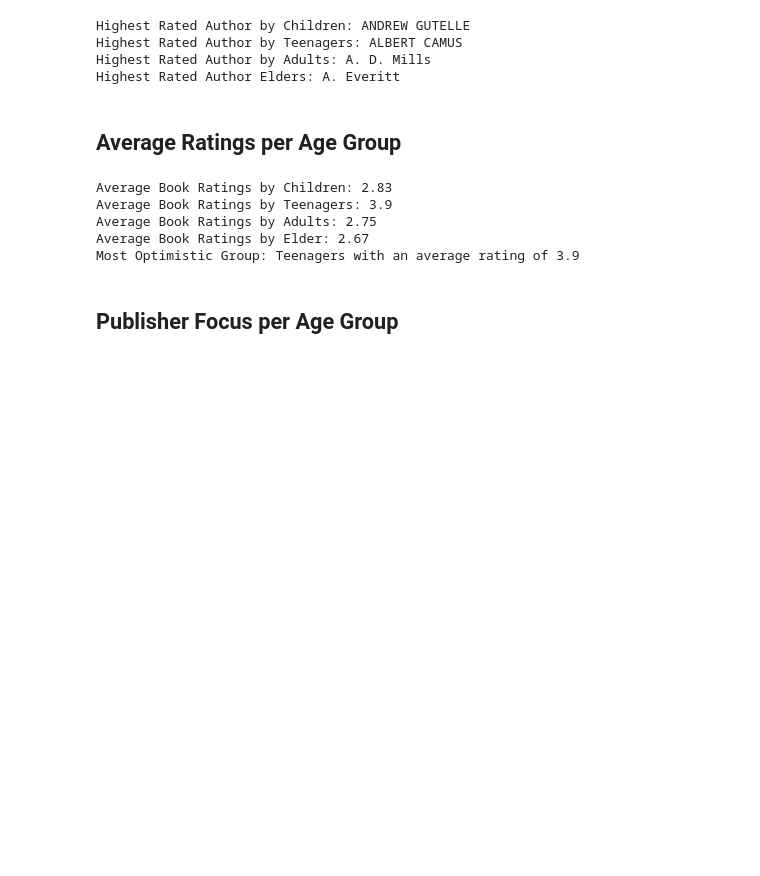
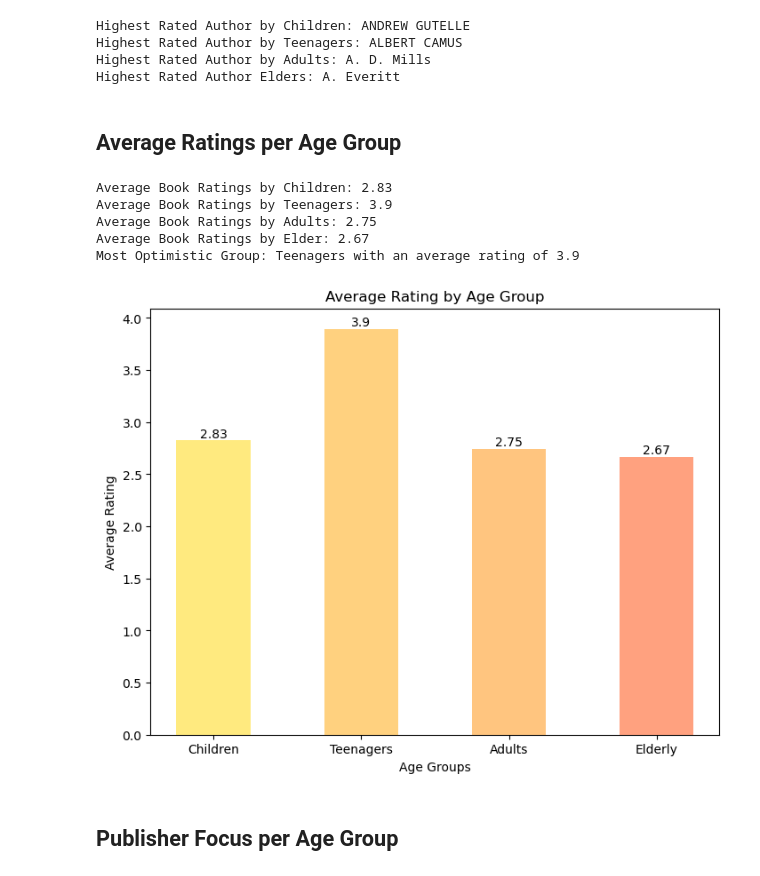
Before and after one commit to andresgr96/PBD-Group15, a Jupyter notebook: FinalProject.ipynb, the cells around one changed output. Drawn from its saved outputs; the diff is of its cells as text; code cells hidden in the pictures; blank space fills up the shorter version.

```diff
--- a/FinalProject.ipynb
+++ b/FinalProject.ipynb
@@ -422,24 +434,39 @@ Highest Rated Author Elders: A. Everitt
 # %%
 #calculate the averages per group
 avg_children_rating = children_ratings['Book-Rating'].mean()
 avg_teenager_rating = teenager_ratings['Book-Rating'].mean()
 avg_adult_rating = adult_ratings['Book-Rating'].mean()
 avg_elder_rating = elder_ratings['Book-Rating'].mean()
 
 #calculate the highest, we could just see it tho xd
 highest_rating_group = max(avg_children_rating, avg_teenager_rating, avg_adult_rating, avg_elder_rating)
 
 print("Average Book Ratings by Children: " + str(round(avg_children_rating, 2)))
 print("Average Book Ratings by Teenagers: " + str(round(avg_teenager_rating, 2)))
 print("Average Book Ratings by Adults: " + str(round(avg_adult_rating, 2)))
 print("Average Book Ratings by Elder: " + str(round(avg_elder_rating, 2)))
 print("Most Optimistic Group: Teenagers with an average rating of " + str(round(avg_teenager_rating, 2)))
+
+#the averages per group
+labels_bar = ['Children', 'Teenagers', 'Adults', 'Elderly']
+values_bar = [avg_children_rating, avg_teenager_rating, avg_adult_rating, avg_elder_rating]
+fig = plt.figure()
+ax = fig.add_axes([0,0,1,1])
+ax.bar(labels_bar, values_bar, color=['#FFD700', '#FFA500', '#FF8C00', '#FF4500'], width=0.5, align='center', alpha=0.5)
+ax.set_xlabel('Age Groups')
+ax.set_ylabel('Average Rating')
+ax.set_title('Average Rating by Age Group')
+for index, value in enumerate(values_bar):
+    plt.text(index, value, str(round(value, 2)), ha='center', va='bottom')
+
+plt.show()
 # %% [output]
 Average Book Ratings by Children: 2.83
 Average Book Ratings by Teenagers: 3.9
 Average Book Ratings by Adults: 2.75
 Average Book Ratings by Elder: 2.67
 Most Optimistic Group: Teenagers with an average rating of 3.9
+[figure, added]
 # %% [markdown]
 ## Publisher Focus per Age Group
 # %%
```
Also changed, not shown: parts of 12 cells of this notebook.
